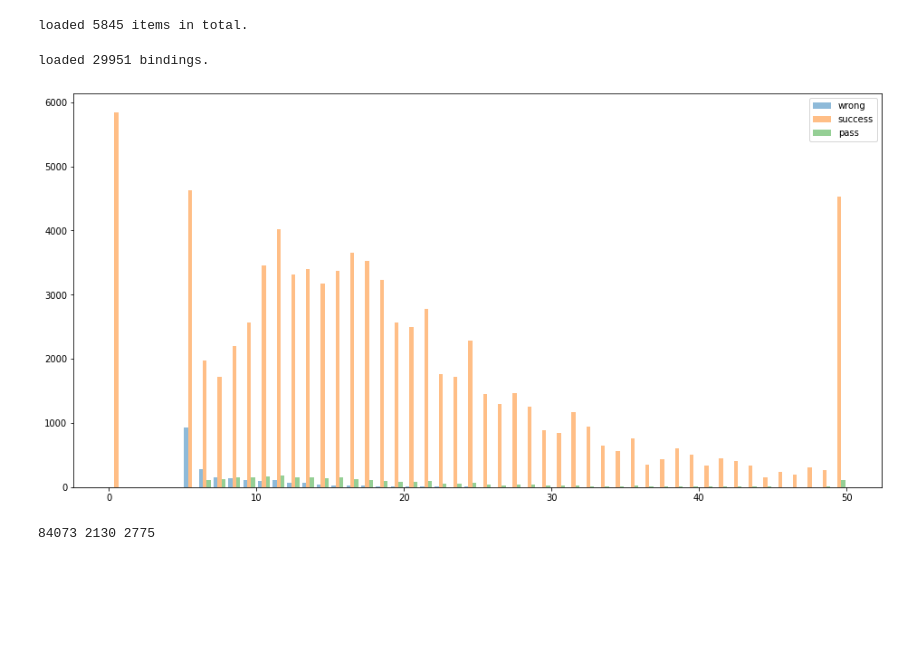
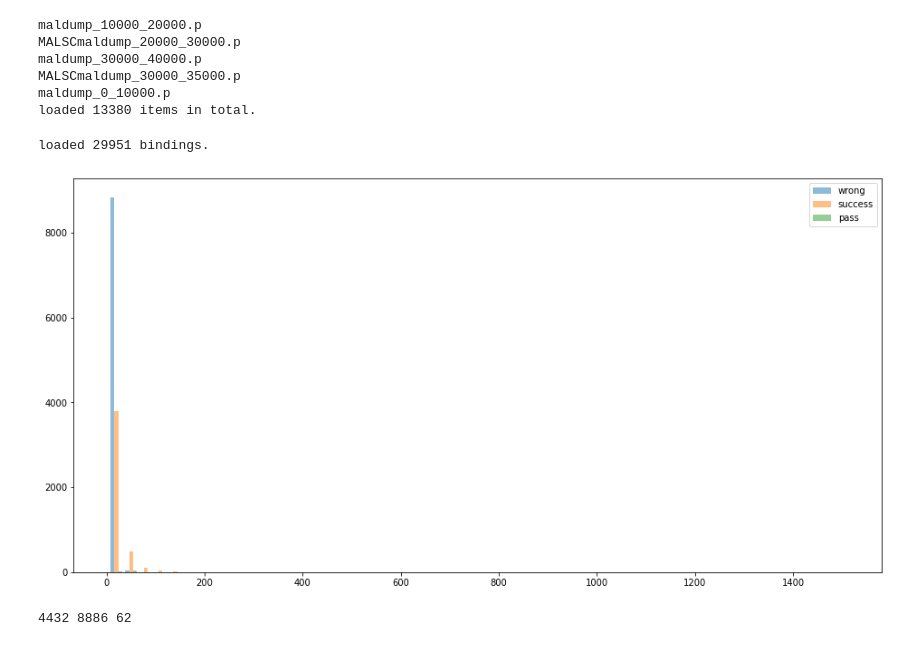
Before and after one commit to zbigos/anime-recomender-system, a Jupyter notebook: mal2danbooru.ipynb, the cells around one changed output. Cells and saved outputs as stored; diff of their text form; code cells hidden in the pictures; blank space fills up the shorter version.

```diff
--- a/mal2danbooru.ipynb
+++ b/mal2danbooru.ipynb
@@ -7,10 +8,15 @@ import copy
 import os
 from tqdm import tqdm
 # %%
+# load MAL scraps. A dictionary from anime_id to tuple of
+#    - anime name
+#    - list of tuples (character_name, character_id)
+
 def load_malscraps(target):
     loaded = {}
     dropped = []
     for item in os.listdir(target):
+        print(item)
         dump = pickle.load(open(f"{target}/{item}", "rb"))
         for ent in dump[0].items():
             loaded[ent[0]] = ent[1]
@@ -20,5 +26,10 @@ def load_malscraps(target):
 
 malscrap = load_malscraps("MALscrap/")
 # %% [output]
-loaded 5845 items in total.
+maldump_10000_20000.p
+MALSCmaldump_20000_30000.p
+maldump_30000_40000.p
+MALSCmaldump_30000_35000.p
+maldump_0_10000.p
+loaded 13380 items in total.
 # %%
@@ -41,9 +52,12 @@ character2anime = load_boorucharmap()
 # %% [output]
 loaded 29951 bindings.
 # %%
+# try to create a dictionary binding MAL animeid to danbooru anime name. Verify against death_note that seems
+# to be a common missclasify
+
 def fetch_bindings(target, malscrap, character2anime):
     animename, characters = malscrap[target]
-    #print(f"workon {animename}")
+
     bindcount = collections.defaultdict(lambda: 0)
     usfcnt = 0
     for charactername, _ in characters:
@@ -59,39 +73,47 @@ def fetch_bindings(target, malscrap, character2anime):
             bindcount[c] += 1
 
     if len(characters) < 2:
         raise NotImplemented
     mb = max(t[1] for t in bindcount.items())
     sl = list(sorted([(t[1], t[0]) for t in bindcount.items()], reverse=True))
+    anm = animename.replace("- MyAnimeList.net", "").lower().replace(" ", "_")
+    for e in sl:
+        if e[1] in anm or anm in e[1]:
+            return (True, len(characters), e)
 
-    if sl[0][0] < usfcnt*0.60:
-        return (False, min(len(characters), 50))
-    return (True, min(len(characters), 50), sl[0])
+    if sl[0][0] < usfcnt*0.20:
+        return (False, len(characters))
+    return (True, len(characters), sl[0])
 
-a = fetch_bindings(21, malscrap, character2anime)
+a = fetch_bindings(5351, malscrap, character2anime)
+
 ksamplesizes = []
 wsamplesizes = []
 misss = []
-for animeit in tqdm(range(10000)):
+animedictionary = {}
+for animeit in malscrap.keys():
     try:
         a = fetch_bindings(animeit, malscrap, character2anime)
         if a[0] == True:
+            animedictionary[animeit] = (a[2][1], a[1])
             if a[2][1] == 'death_note':
                 wsamplesizes.append(a[1])
             else:
-                samplesizes.append(a[1])
+                ksamplesizes.append(a[1])
         else:
             misss.append(a[1])
     except Exception as e:
+        print(e)
         pass
 
-ss = np.array(samplesizes)
+ss = np.array(ksamplesizes)
 sw = np.array(wsamplesizes)
 sm = np.array(misss)
 fig = plt.figure(figsize=(16,8))
 plt.hist([sw, ss, sm], 50, alpha=0.5, label = ['wrong', 'success', 'pass'])
 plt.legend(loc='upper right')
 plt.show()
 print(len(ss), len(sw), len(sm))
 # %% [output]
-[figure, old version]
+[figure, new version]
-84073 2130 2775
+4432 8886 62
```
Also changed, not shown: parts of 5 cells of this notebook, 3 other files.
